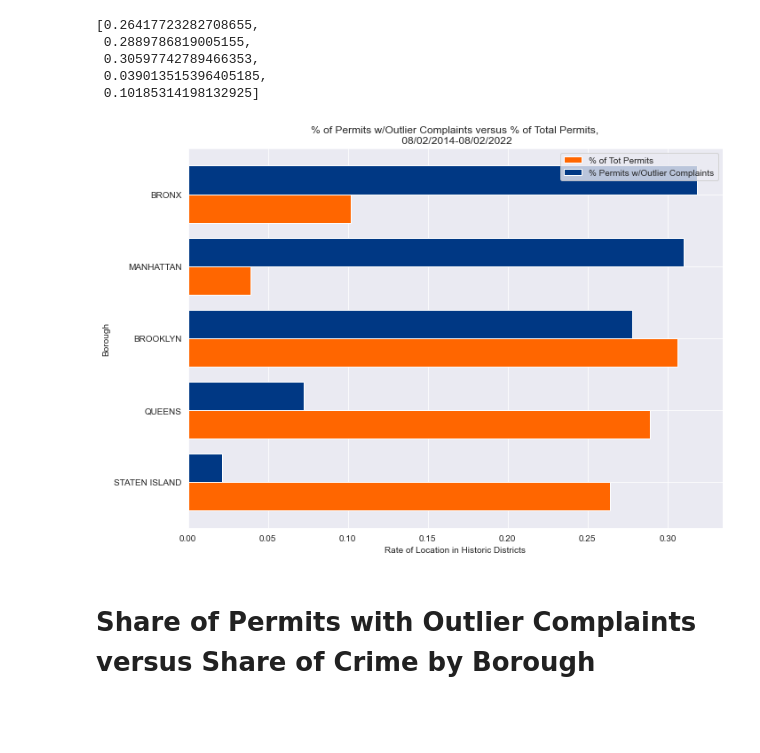
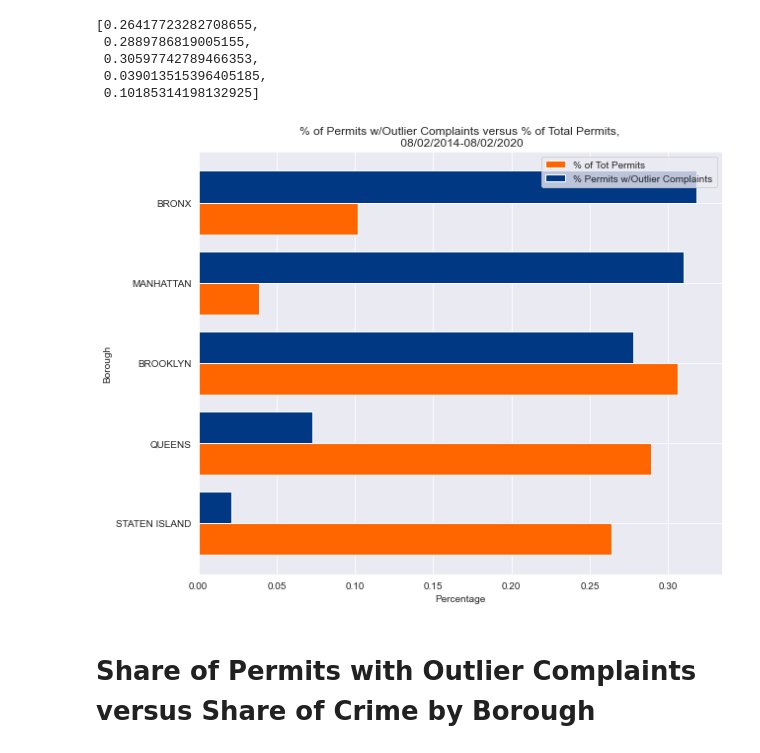
Before and after one commit to lmdunn/nycpermits, a Jupyter notebook: 03_eda.ipynb, the cells around one changed output. Saved outputs shown, nothing was run; the diff lists cells and outputs as text; code cells hidden in the pictures; blank space fills up the shorter version.

Commit message:
several commits failed to push. EDA round complete. README almost complete. Reorganized folders and rewrote code as necessary. Cleaned data folder of extra material.

```diff
--- a/03_eda.ipynb
+++ b/03_eda.ipynb
@@ -216,7 +219,7 @@ boroughs
 # %% [markdown]
 # Borough Area
 # %%
-borough_bounds = pd.read_csv('../capstone_large_data_sets/nybb.csv')
+borough_bounds = pd.read_csv('../data_large_sets/nybb.csv')
 borough_bounds.head()
 # %% [output]
 |  | the_geom | BoroCode | BoroName | Shape_Leng | Shape_Area |
@@ -362,0 +368,3 @@ plt.savefig('images/perms_v_density_boro.png');
+# %%
+x = np.array(list(range(5)))
+x
@@ -362,0 +373,3 @@ plt.savefig('images/perms_v_density_boro.png');
+# %%
+a, b = np.polyfit(x, boroughs['relative_density'],  1)
+a
@@ -1154,7 +1241,7 @@ I used the random points to check the rate of location in historic districts. I
 # %%
 random_points['in_hist_dist'] = 0
 # %%
-historic_dists = pd.read_csv('../historic_districts/LPC_HD_OpenData_2015Nov.csv')
+historic_dists = pd.read_csv('../data_large_sets/LPC_HD_OpenData_2015Nov.csv')
 # %%
 variables['historic_districts'] = ['dataframe', 'data on historic districts']
 # %%
@@ -1470,25 +1557,25 @@ vals2 #share of total permits
 # %%
 X = cols
 
 Y = vals2 #share of total permits
 Z = vals #share of permits with outlier criminal complaints
 
 Y_axis = np.arange(len(X))
 
-plt.figure(figsize = (10,7))
+plt.figure(figsize = (9,7))
 plt.barh(Y_axis - 0.2, Y, 0.4, label = '% of Tot Permits', color = ny_orange)
 plt.barh(Y_axis + 0.2, Z, 0.4, label = '% Permits w/Outlier Complaints', color = ny_blue)
 
 plt.yticks(Y_axis, X)
 plt.ylabel("Borough")
-plt.xlabel("Rate of Location in Historic Districts")
-plt.title("% of Permits w/Outlier Complaints versus % of Total Permits,\n 08/02/2014-08/02/2022")
+plt.xlabel("Percentage")
+plt.title("% of Permits w/Outlier Complaints versus % of Total Permits,\n 08/02/2014-08/02/2020")
 plt.legend()
 
 plt.tight_layout()
 plt.savefig('images/outlier_complaints_v_perms_boro.png');
 # %% [output]
-[figure, old version]
+[figure, new version]
 # %% [markdown]
 # Share of Permits with Outlier Complaints versus Share of Crime by Borough
 # %%
```
Also changed, not shown: parts of 20 cells of this notebook, 45 other files.
